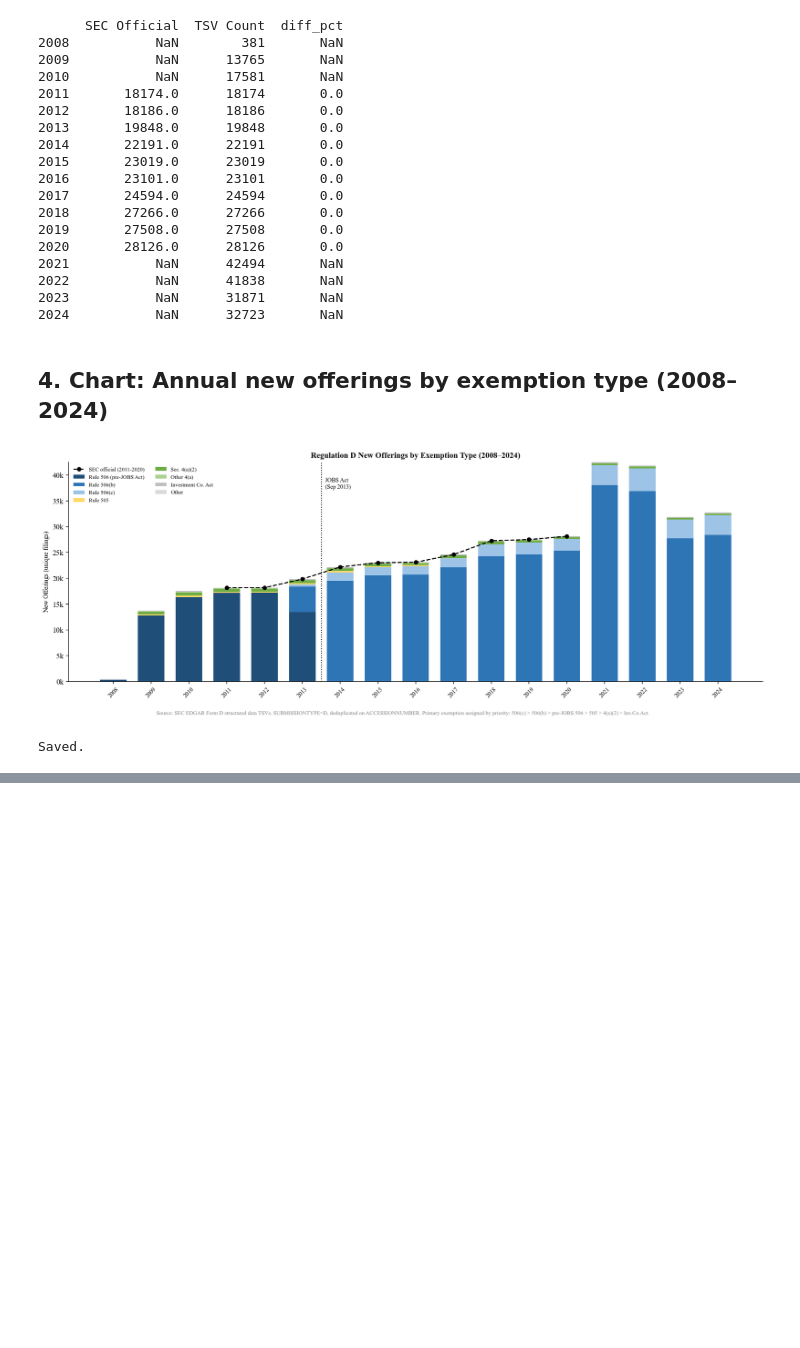
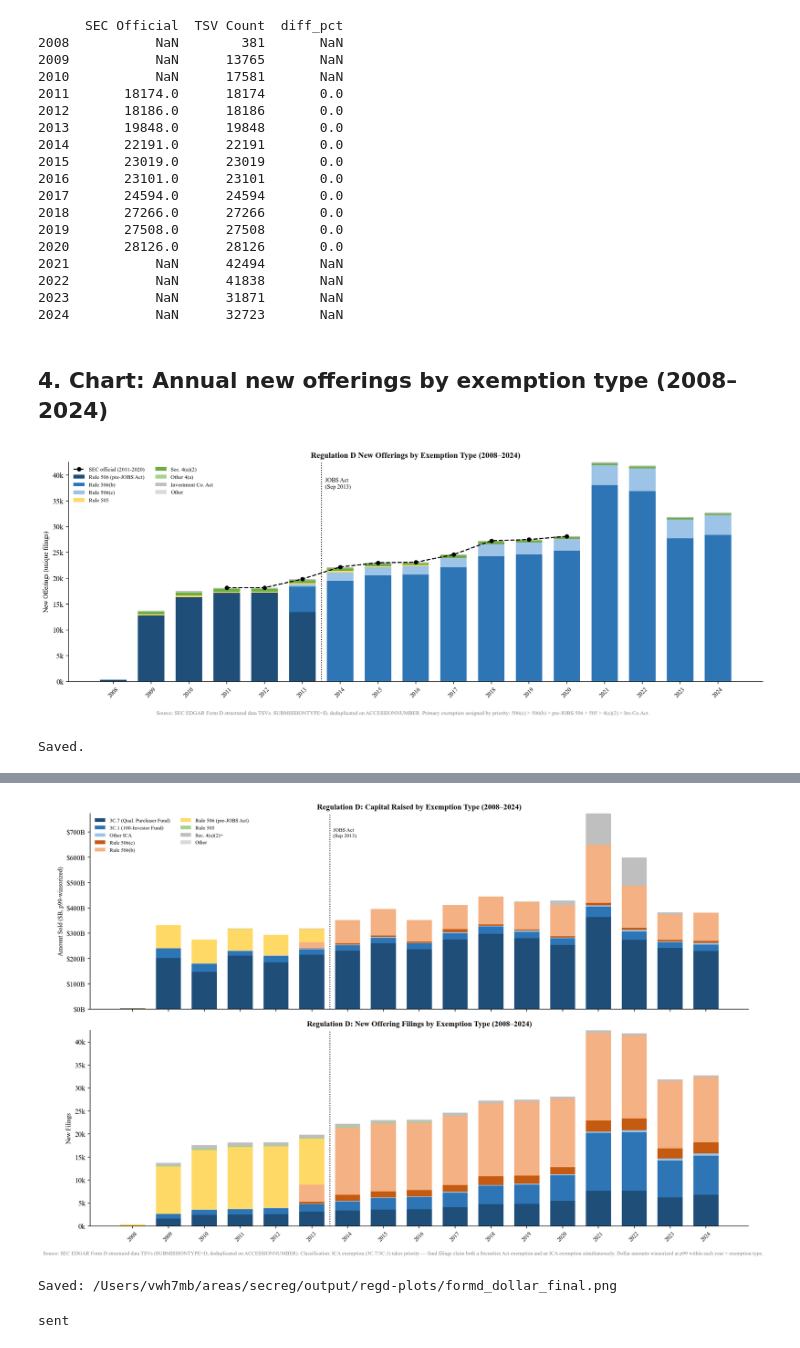
Before and after one commit to edwinhu/claude-plugins, a Jupyter notebook: skills/wrds/examples/formd_regd.ipynb, the cells around one changed output, grey strips where cells are left out. Drawn from its saved outputs; the diff is of its cells as text; code cells hidden in the pictures; blank space fills up the shorter version.

```diff
--- a/skills/wrds/examples/formd_regd.ipynb
+++ b/skills/wrds/examples/formd_regd.ipynb
@@ -312,0 +366,80 @@ Saved.
+# %%
+DOLLAR_COLORS = {
+    '3C.7 (Qual. Purchaser Fund)': '#1f4e79',
+    '3C.1 (100-Investor Fund)':    '#2e75b6',
+    'Other ICA':                   '#9dc3e6',
+    'Rule 506(c)':                 '#c55a11',
+    'Rule 506(b)':                 '#f4b183',
+    'Rule 506 (pre-JOBS Act)':     '#ffd966',
+    'Rule 505':                    '#a9d18e',
+    'Sec. 4(a)(2)+':               '#bfbfbf',
+    'Other':                       '#d9d9d9',
+}
+DOLLAR_COL_ORDER = list(DOLLAR_COLORS.keys())
+years = list(range(2008, 2025))
+
+fig, axes = plt.subplots(2, 1, figsize=(14, 9), sharex=True)
+
+# Top: dollar amounts
+ax = axes[0]
+bottom = np.zeros(len(years))
+for col in DOLLAR_COL_ORDER:
+    if col in dollar_pivot.columns:
+        vals = [dollar_pivot.loc[y, col] if y in dollar_pivot.index else 0 for y in years]
+        ax.bar(years, vals, bottom=bottom, color=DOLLAR_COLORS[col], label=col, width=0.7)
+        bottom += np.array(vals, dtype=float)
+ax.yaxis.set_major_formatter(mticker.FuncFormatter(lambda x, _: f'${x:.0f}B'))
+ax.set_title('Regulation D: Capital Raised by Exemption Type (2008\u20132024)',
+             fontsize=11, fontweight='bold')
+ax.set_ylabel('Amount Sold ($B, p99-winsorized)', fontsize=9)
+ax.axvline(2013.5, color='black', linestyle=':', linewidth=1.2)
+ax.text(2013.6, ax.get_ylim()[1] * 0.88, 'JOBS Act\n(Sep 2013)', fontsize=7.5)
+ax.legend(fontsize=7.5, frameon=False, loc='upper left', ncol=2)
+
+# Bottom: filing counts for reference
+ax2 = axes[1]
+bottom2 = np.zeros(len(years))
+for col in DOLLAR_COL_ORDER:
+    if col in new.groupby(['_year', 'ica_label'])['ACCESSIONNUMBER'].count().unstack(fill_value=0).columns:
+        count_pivot = new.groupby(['_year', 'ica_label'])['ACCESSIONNUMBER'].count().unstack(fill_value=0)
+        vals = [count_pivot.loc[y, col] if y in count_pivot.index else 0 for y in years]
+        ax2.bar(years, vals, bottom=bottom2, color=DOLLAR_COLORS[col], width=0.7)
+        bottom2 += np.array(vals, dtype=float)
+ax2.yaxis.set_major_formatter(mticker.FuncFormatter(lambda x, _: f'{x/1000:.0f}k'))
+ax2.set_title('Regulation D: New Offering Filings by Exemption Type (2008\u20132024)',
+              fontsize=11, fontweight='bold')
+ax2.set_ylabel('New Filings', fontsize=9)
+ax2.axvline(2013.5, color='black', linestyle=':', linewidth=1.2)
+ax2.set_xticks(years)
+ax2.set_xticklabels([str(y) for y in years], rotation=45, fontsize=8)
+
+fig.text(
+    0.5, -0.01,
+    'Source: SEC EDGAR Form D structured data TSVs (SUBMISSIONTYPE=D, deduplicated on ACCESSIONNUMBER). '
+    'Classification: ICA exemption (3C.7/3C.1) takes priority \u2014 '
+    'fund filings claim both a Securities Act exemption and an ICA exemption simultaneously. '
+    'Dollar amounts winsorized at p99 within each year \u00d7 exemption type.',
+    ha='center', fontsize=7.5, color='gray'
+)
+plt.tight_layout()
+
+out_path = '/Users/vwh7mb/areas/secreg/output/regd-plots/formd_dollar_final.png'
+plt.savefig(out_path, dpi=300, bbox_inches='tight')
+plt.show()
+print(f'Saved: {out_path}')
+# %% [output]
+[figure, added]
+Saved: /Users/vwh7mb/areas/secreg/output/regd-plots/formd_dollar_final.png
+# %%
+import subprocess
+result = subprocess.run(
+    ['bash', '/Users/vwh7mb/.claude/skills/telegram-send/scripts/send.sh',
+     '--photo', out_path,
+     '--caption', 'Reg D capital raised 2008\u20132024 by exemption type (p99-winsorized by year\u00d7type). '
+                  '3(c)(7) qualified purchaser funds are the largest category by dollar. '
+                  'Count chart below for comparison.'],
+    capture_output=True, text=True
+)
+print(result.stdout.strip() or result.stderr.strip())
+# %% [output]
+sent
```
Also changed, not shown: parts of 3 cells of this notebook.
